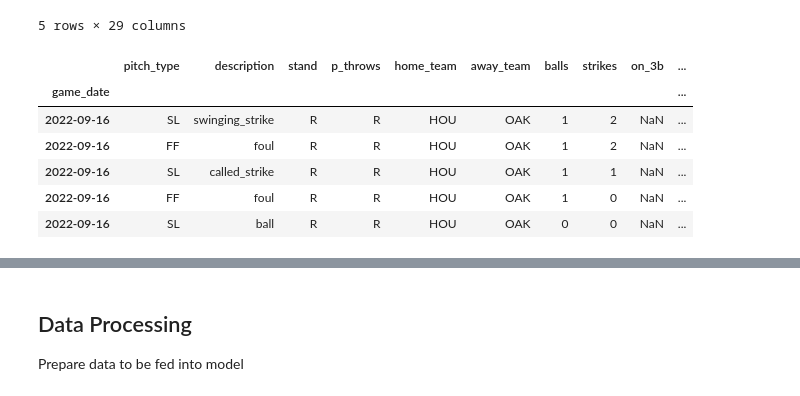
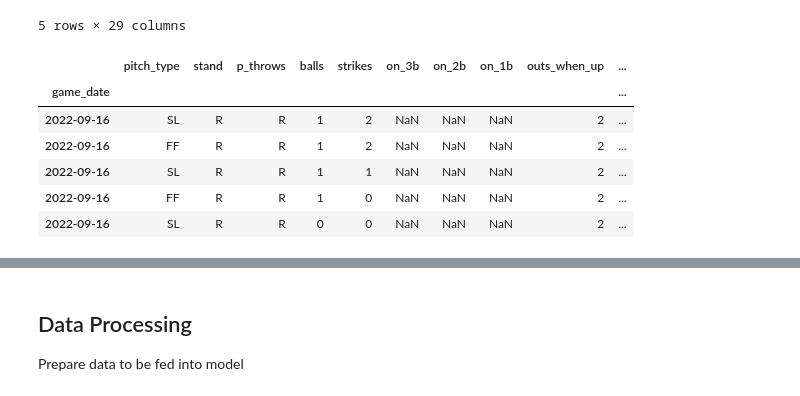
Before and after one commit to Rishi-Prasadha/MLB_ML_Pitching_Prediction, a Jupyter notebook: rishi/starter.ipynb, the cells around one changed output, grey strips where cells are left out. Drawn from its saved outputs; the diff is of its cells as text; code cells hidden in the pictures.

```diff
--- a/rishi/starter.ipynb
+++ b/rishi/starter.ipynb
@@ -36,25 +36,28 @@ display(verlander_df.head())
 # %%
 # Clean dataset
 
 verlander_df = verlander_df.drop(columns=['des',
 'pitch_name',
 'at_bat_number',
 'inning',
 'zone',
 'type',
 'player_name',
 'batter',
 'pitcher',
 'events',
 'bb_type',
-'hit_location'])
+'hit_location',
+'description',
+'home_team',
+'away_team'])
 
 display(verlander_df.head())
 # %% [output]
-|  | pitch_type | description | stand | p_throws | home_team | away_team | balls | strikes | on_3b | ... |
+|  | pitch_type | stand | p_throws | balls | strikes | on_3b | on_2b | on_1b | outs_when_up | ... |
 | game_date |  |  |  |  |  |  |  |  |  | ... |
-| 2022-09-16 | SL | swinging_strike | R | R | HOU | OAK | 1 | 2 | NaN | ... |
-| 2022-09-16 | FF | foul | R | R | HOU | OAK | 1 | 2 | NaN | ... |
-| 2022-09-16 | SL | called_strike | R | R | HOU | OAK | 1 | 1 | NaN | ... |
-| 2022-09-16 | FF | foul | R | R | HOU | OAK | 1 | 0 | NaN | ... |
-| 2022-09-16 | SL | ball | R | R | HOU | OAK | 0 | 0 | NaN | ... |
+| 2022-09-16 | SL | R | R | 1 | 2 | NaN | NaN | NaN | 2 | ... |
+| 2022-09-16 | FF | R | R | 1 | 2 | NaN | NaN | NaN | 2 | ... |
+| 2022-09-16 | SL | R | R | 1 | 1 | NaN | NaN | NaN | 2 | ... |
+| 2022-09-16 | FF | R | R | 1 | 0 | NaN | NaN | NaN | 2 | ... |
+| 2022-09-16 | SL | R | R | 0 | 0 | NaN | NaN | NaN | 2 | ... |
```
Also changed, not shown: parts of 6 cells of this notebook.
